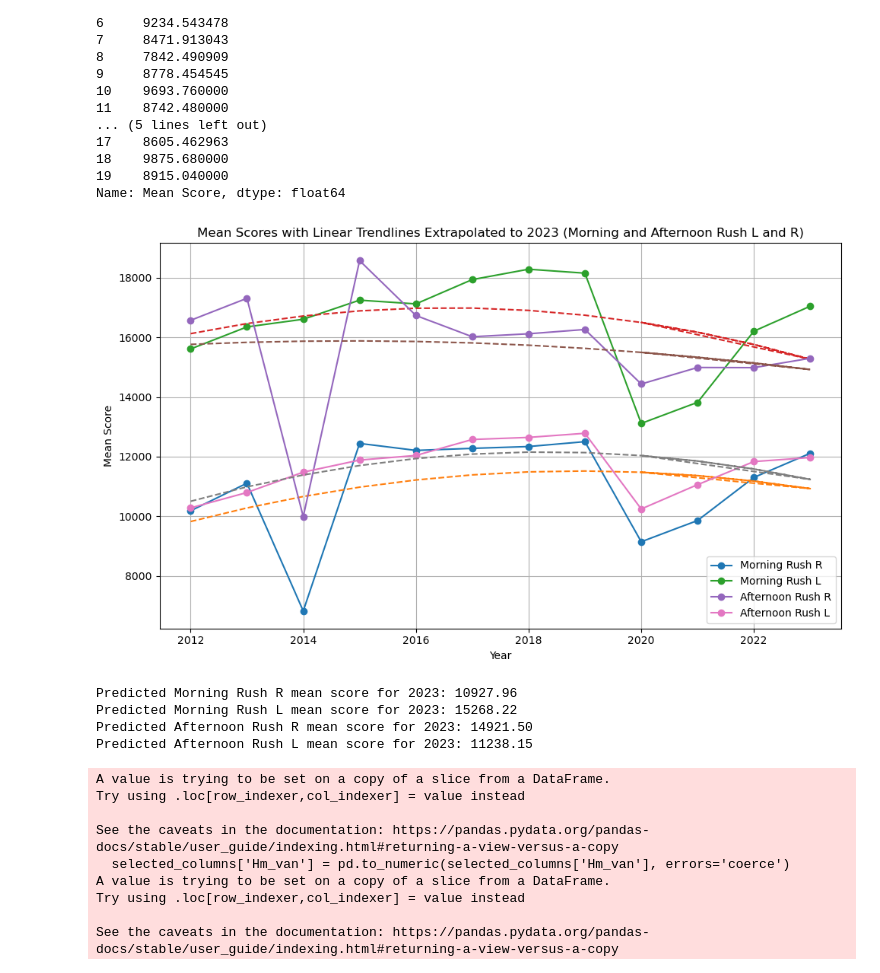
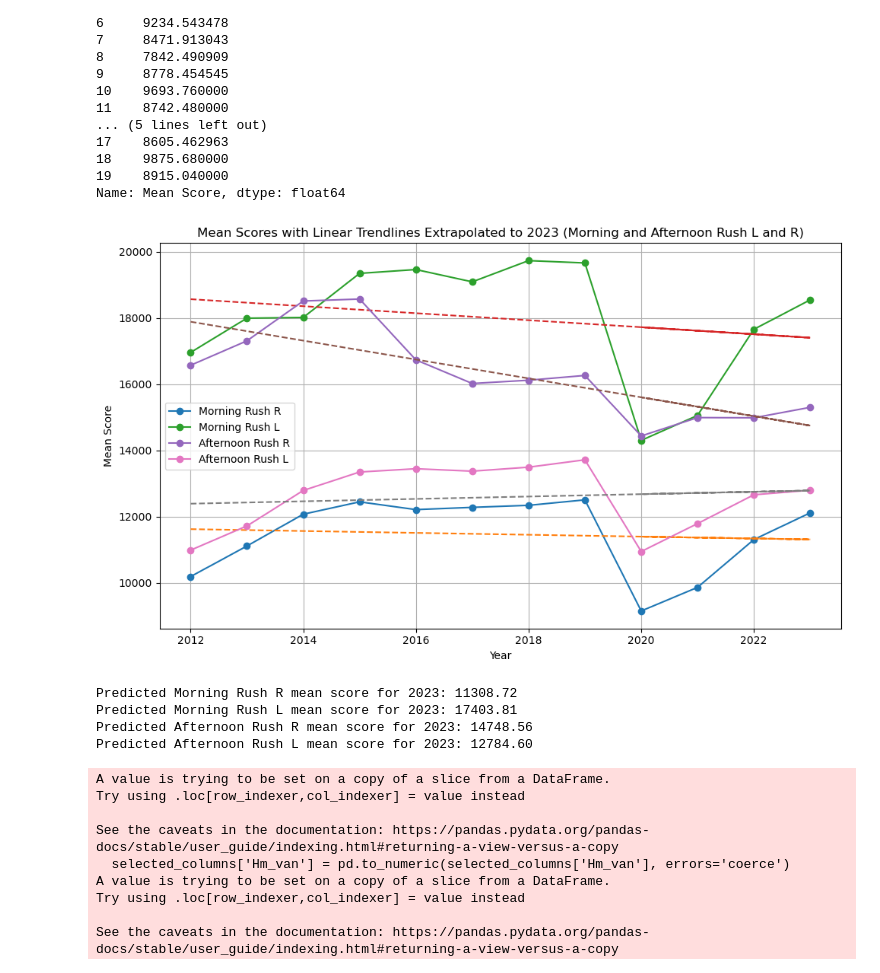
Before and after one commit to Liselotvansteekelenburg/TIL6010-LabAssignments, a Jupyter notebook: Data_Bart.ipynb, the cells around one changed output. Saved outputs shown, nothing was run; the diff lists cells and outputs as text; code cells hidden in the pictures.

```diff
--- a/Data_Bart.ipynb
+++ b/Data_Bart.ipynb
@@ -119,7 +117,8 @@ for year, file in data_files.items():
     df_road_4HR = df[(df['Wegnr_van'] == 4) & (df["Wegnr_naar"] == 4) & (df['Baantype_naar'] == 'HR') & (df['Baantype_van'] == 'HR')]
 
     # Further filter for Hectometer <= 150,000
-    df_road_4HR_HM = df_road_4HR[(df_road_4HR['Hm_van'] >= 11500) &  (df_road_4HR['Hm_naar'] <= 17500)]
+    df_road_4HR_HM = df_road_4HR[(df_road_4HR['Hm_van']<= 17500)& (df_road_4HR['Hm_van']>= 11500)
+                              & (df_road_4HR['Hm_naar']>= 11500)& (df_road_4HR['Hm_naar']<= 17500)]
 
     # Separate data for 'R' (right) direction
     df_road_4HR_HM_R = df_road_4HR_HM[(df_road_4HR_HM['Ri_van'] == 'R') & (df_road_4HR_HM['Ri_naar'] == 'R')]
@@ -240,7 +239,7 @@ predicted_2023 = {}
 # Function to fit and predict using a linear trendline
 def fit_and_predict_linear_trendline(mean_scores, label):
     # Fit a linear trendline using the original years (up to 2019)
-    coefficients = np.polyfit(years, mean_scores, 2)  # 1st-degree polynomial (linear fit)
+    coefficients = np.polyfit(years, mean_scores, 1)  # 1st-degree polynomial (linear fit)
 
     # Predict the mean scores for the extended years (up to 2023)
     trendline = np.polyval(coefficients, extended_years)
@@ -256,38 +255,38 @@ def fit_and_predict_linear_trendline(mean_scores, label):
 plt.figure(figsize=(10, 6))
 
 for rush, direction in [('Morning', 'R'), ('Morning', 'L'), ('Afternoon', 'R'), ('Afternoon', 'L')]:
     label = f"{rush} Rush {direction}"
 
     # Get the mean scores for the current rush and direction
     mean_scores = pivot_df[(rush, direction)]
 
     # Plot the original data
     plt.plot(years, mean_scores, label=label, marker='o')
 
     # Plot the linear trendline extrapolated to 2023
     linear_trendline = fit_and_predict_linear_trendline(mean_scores, label)
     plt.plot(extended_years, linear_trendline, linestyle='--')
 
 # Add titles and labels
 plt.title('Mean Scores with Linear Trendlines Extrapolated to 2023 (Morning and Afternoon Rush L and R)')
 plt.xlabel('Year')
 plt.ylabel('Mean Score')
 plt.legend()
 
 # Display the plot
 plt.grid(True)
 plt.tight_layout()
 plt.show()
 
 # Display the predicted values for 2023
 for label, prediction in predicted_2023.items():
     print(f"Predicted {label} mean score for 2023: {prediction:.2f}")
 # %% [output]
-[figure, old version]
+[figure, new version]
-Predicted Morning Rush R mean score for 2023: 10927.96
-Predicted Morning Rush L mean score for 2023: 15268.22
-Predicted Afternoon Rush R mean score for 2023: 14921.50
-Predicted Afternoon Rush L mean score for 2023: 11238.15
+Predicted Morning Rush R mean score for 2023: 11308.72
+Predicted Morning Rush L mean score for 2023: 17403.81
+Predicted Afternoon Rush R mean score for 2023: 14748.56
+Predicted Afternoon Rush L mean score for 2023: 12784.60
 # %%
 data = pd.read_excel('datasets_spitsuren_wegvakken/INWEVA_2014_spits.xlsx')
 
```
Also changed, not shown: parts of 4 cells of this notebook, 1 other file.
